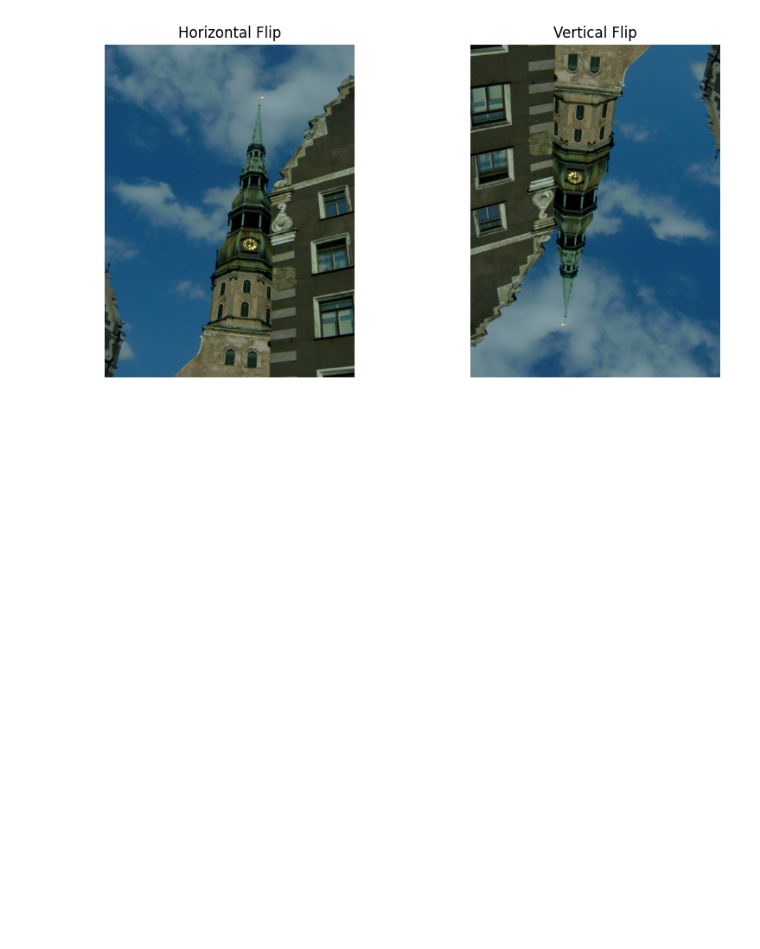
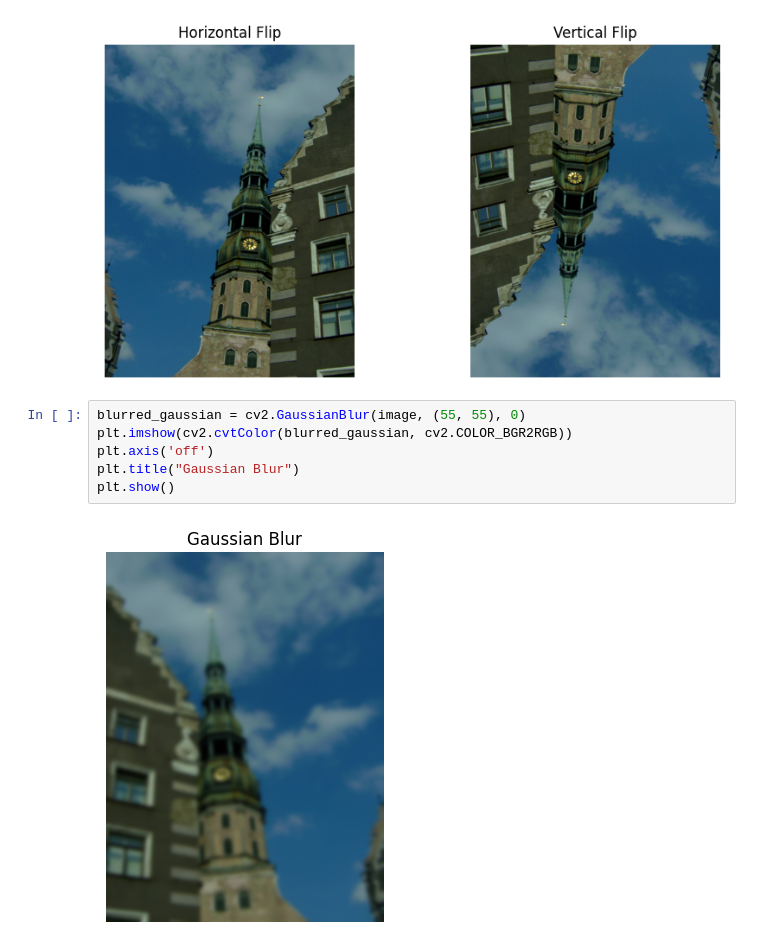
Before and after one commit to vestinabert/Image_Processing, a Jupyter notebook: Image_Processing_And_Transformation.ipynb, the cells around one changed output. Cells and saved outputs as stored; diff of their text form; blank space fills up the shorter version.

```diff
--- a/Image_Processing_And_Transformation.ipynb
+++ b/Image_Processing_And_Transformation.ipynb
@@ -123,3 +123,11 @@ axes[1].axis("off")
 plt.show()
 # %% [output]
 [figure]
+# %%
+blurred_gaussian = cv2.GaussianBlur(image, (55, 55), 0)
+plt.imshow(cv2.cvtColor(blurred_gaussian, cv2.COLOR_BGR2RGB))
+plt.axis('off')
+plt.title("Gaussian Blur")
+plt.show()
+# %% [output]
+[figure, added]
```
Also changed, not shown: parts of 1 cell of this notebook.
